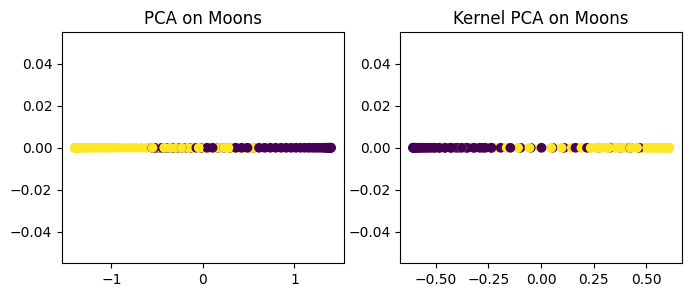
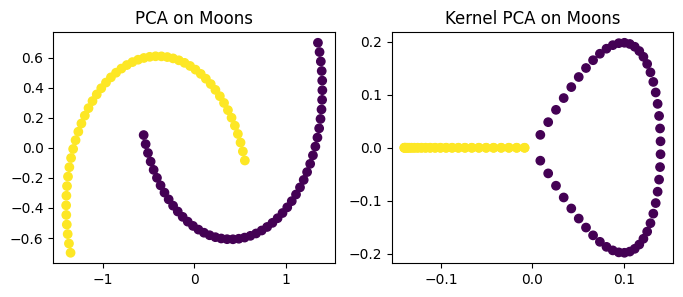
The change to this notebook cell's code, shown as a diff; its figure went from the first image to the second:
--- before
+++ after
@@ -1,15 +1,15 @@
 # difference between normal and kernel pca
-kernel_pca = KernelPCA(n_components=1, kernel_func=GaussianKernel(sigma=0.5)).fit(X_moons)
-pca = PCA(n_components=1).fit(X_moons)
+kernel_pca = KernelPCA(n_components=2, sigma=0.0005).fit(X_moons)
+pca = PCA(n_components=2).fit(X_moons)
 
-kernel_pca_moons_1d = kernel_pca.transform(X_moons)
-pca_moons_1d = pca.transform(X_moons)
+kernel_pca_moons_2d = kernel_pca.transform(X_moons)
+pca_moons_2d = pca.transform(X_moons)
 
 plt.figure(figsize=(8, 3))
 plt.subplot(121)
-plt.scatter(pca_moons_1d, np.zeros_like(pca_moons_1d), c=y_moons)
+plt.scatter(pca_moons_2d[:, 0], pca_moons_2d[:, 1], c=y_moons)
 plt.title('PCA on Moons')
 plt.subplot(122)
-plt.scatter(kernel_pca_moons_1d, np.zeros_like(kernel_pca_moons_1d), c=y_moons)
+plt.scatter(kernel_pca_moons_2d[:, 0], kernel_pca_moons_2d[:, 1], c=y_moons)
 plt.title('Kernel PCA on Moons')
 plt.show()
@@ -18,7 +18,17 @@
 from sklearn.metrics import silhouette_score
 
-silhouette_pca = silhouette_score(pca_moons_1d, y_moons)
-silhouette_kernel_pca = silhouette_score(kernel_pca_moons_1d, y_moons)
+silhouette_pca = silhouette_score(pca_moons_2d, y_moons)
+silhouette_kernel_pca = silhouette_score(kernel_pca_moons_2d, y_moons)
 
 print(f"Silhouette Score - PCA: {silhouette_pca}")
 print(f"Silhouette Score - Kernel PCA: {silhouette_kernel_pca}")
+
+# search best kernel hyperparameter
+from sklearn.model_selection import GridSearchCV
+
+param_grid = {'sigma': [0.0005, 0.001, 0.01, 0.1, 0.5, 1, 5, 10]}
+grid_search = GridSearchCV(KernelPCA(n_components=2), param_grid, cv=5)
+grid_search.fit(X_moons, y_moons)
+
+print(f"Best sigma: {grid_search.best_params_['sigma']}")
+print(f"Best silhouette score: {grid_search.best_score_}")

Commit: add some gridsearch